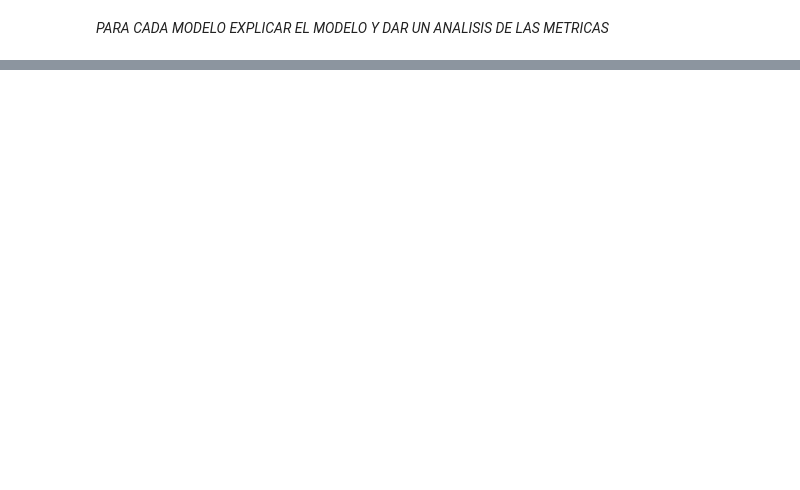
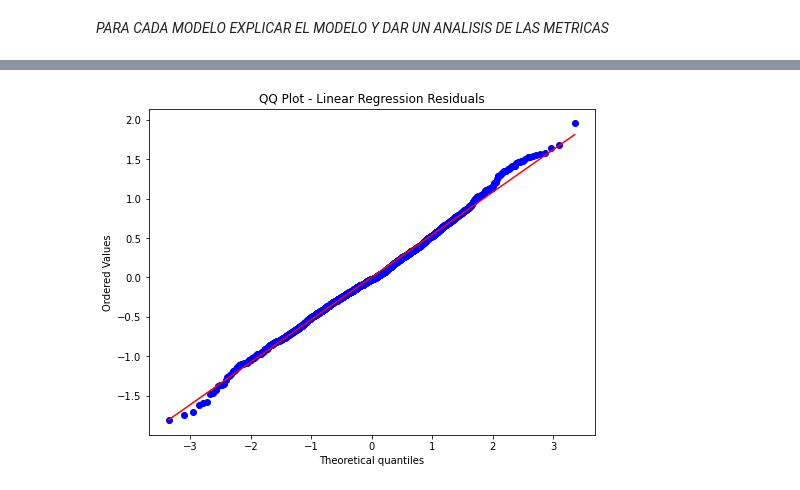
Before and after one commit to IvanGomez37/Final-Project-FoML, a Jupyter notebook: Final_Project_FoML.ipynb, the cells around one changed output, grey strips where cells are left out. Drawn from its saved outputs; the diff is of its cells as text; code cells hidden in the pictures; blank space fills up the shorter version.

```diff
--- a/Final_Project_FoML.ipynb
+++ b/Final_Project_FoML.ipynb
@@ -527,0 +549,8 @@ R-squared: 0.7135717045112975
+# %%
+# Create QQ plot for Linear Regression residuals
+plt.figure(figsize=(8, 6))
+stats.probplot(residuals_linear, plot=sns.mpl.pyplot, fit=True)
+plt.title('QQ Plot - Linear Regression Residuals')
+plt.show()
+# %% [output]
+[figure, added]
```
Also changed, not shown: parts of 29 cells of this notebook.
